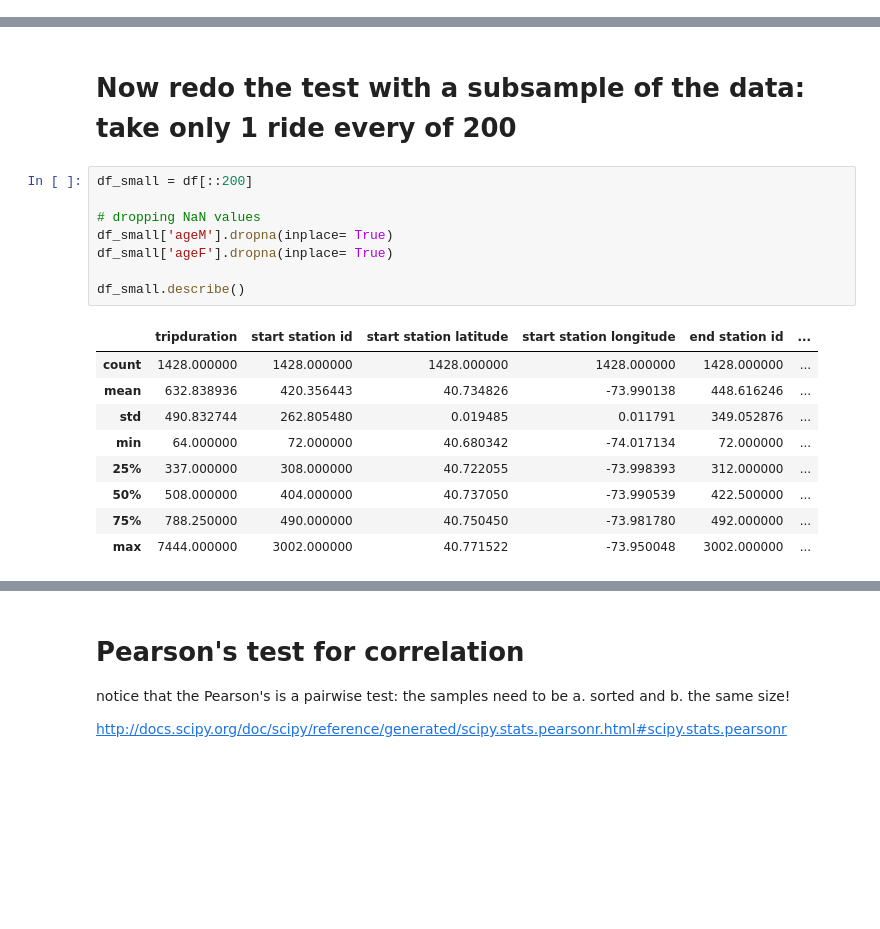
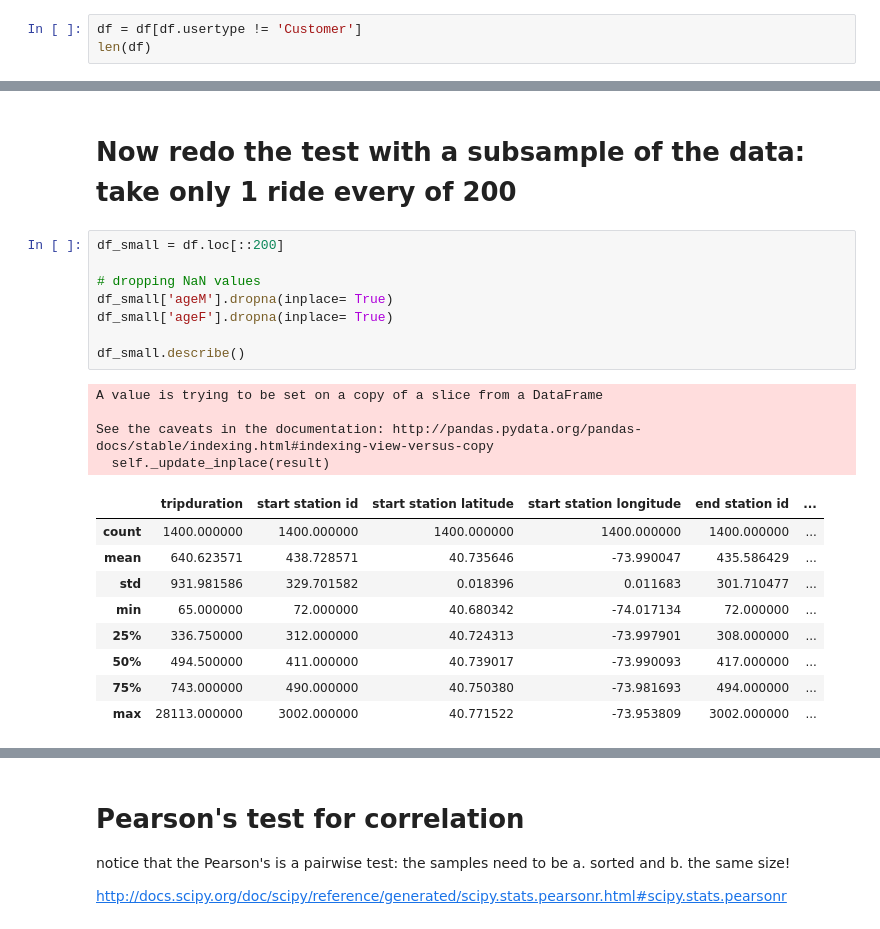
Before and after one commit to fhl204/PUI2016_fhl204, a Jupyter notebook: HW4_fhl204/HW4_4_fhl204.ipynb, the cells around one changed output, grey strips where cells are left out. Drawn from its saved outputs; the diff is of its cells as text; blank space fills up the shorter version.

```diff
--- a/HW4_fhl204/HW4_4_fhl204.ipynb
+++ b/HW4_fhl204/HW4_4_fhl204.ipynb
@@ -116,3 +102,6 @@ Index([u'tripduration', u'starttime', u'stoptime', u'start station id',
        u'end station latitude', u'end station longitude', u'bikeid',
        u'usertype', u'birth year', u'gender', u'date'],
       dtype='object')
+# %%
+df = df[df.usertype != 'Customer']
+len(df)
@@ -271,20 +262,24 @@ from IPython.display import Image
 # %% [markdown]
 # Now redo the test with a subsample of the data: take only 1 ride every of 200
 # %%
-df_small = df[::200]
+df_small = df.loc[::200]
 
 # dropping NaN values
 df_small['ageM'].dropna(inplace= True)
 df_small['ageF'].dropna(inplace= True)
 
 df_small.describe()
 # %% [output]
+A value is trying to be set on a copy of a slice from a DataFrame
+
+See the caveats in the documentation: http://pandas.pydata.org/pandas-docs/stable/indexing.html#indexing-view-versus-copy
+  self._update_inplace(result)
 |  | tripduration | start station id | start station latitude | start station longitude | end station id | ... |
-| count | 1428.000000 | 1428.000000 | 1428.000000 | 1428.000000 | 1428.000000 | ... |
-| mean | 632.838936 | 420.356443 | 40.734826 | -73.990138 | 448.616246 | ... |
-| std | 490.832744 | 262.805480 | 0.019485 | 0.011791 | 349.052876 | ... |
-| min | 64.000000 | 72.000000 | 40.680342 | -74.017134 | 72.000000 | ... |
-| 25% | 337.000000 | 308.000000 | 40.722055 | -73.998393 | 312.000000 | ... |
-| 50% | 508.000000 | 404.000000 | 40.737050 | -73.990539 | 422.500000 | ... |
-| 75% | 788.250000 | 490.000000 | 40.750450 | -73.981780 | 492.000000 | ... |
-| max | 7444.000000 | 3002.000000 | 40.771522 | -73.950048 | 3002.000000 | ... |
+| count | 1400.000000 | 1400.000000 | 1400.000000 | 1400.000000 | 1400.000000 | ... |
+| mean | 640.623571 | 438.728571 | 40.735646 | -73.990047 | 435.586429 | ... |
+| std | 931.981586 | 329.701582 | 0.018396 | 0.011683 | 301.710477 | ... |
+| min | 65.000000 | 72.000000 | 40.680342 | -74.017134 | 72.000000 | ... |
+| 25% | 336.750000 | 312.000000 | 40.724313 | -73.997901 | 308.000000 | ... |
+| 50% | 494.500000 | 411.000000 | 40.739017 | -73.990093 | 417.000000 | ... |
+| 75% | 743.000000 | 490.000000 | 40.750380 | -73.981693 | 494.000000 | ... |
+| max | 28113.000000 | 3002.000000 | 40.771522 | -73.953809 | 3002.000000 | ... |
```
Also changed, not shown: parts of 20 cells of this notebook.
